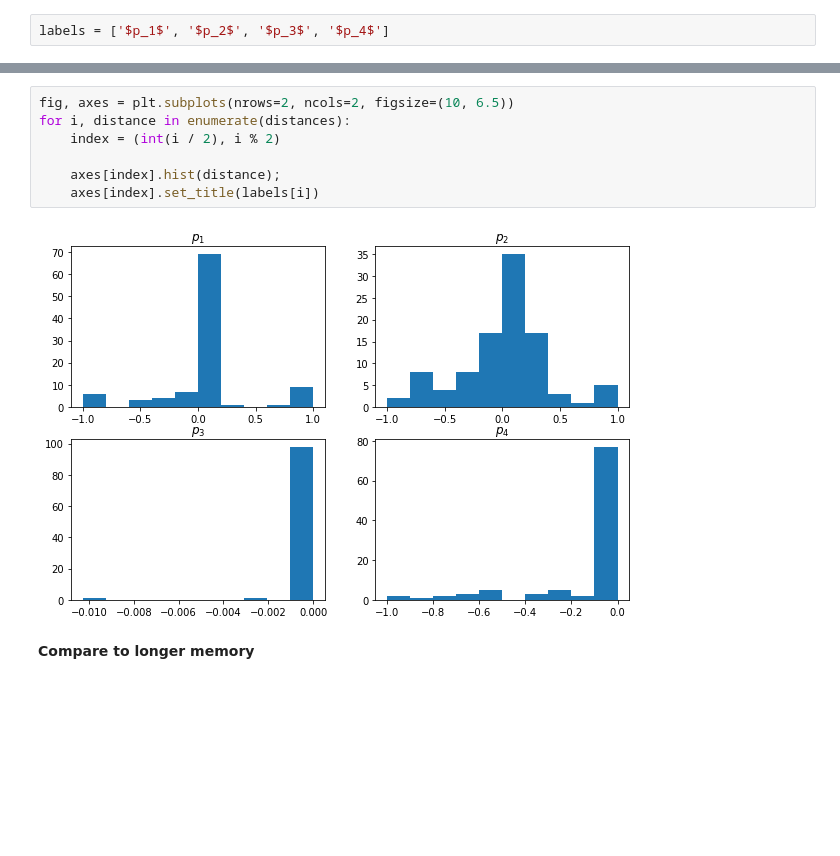
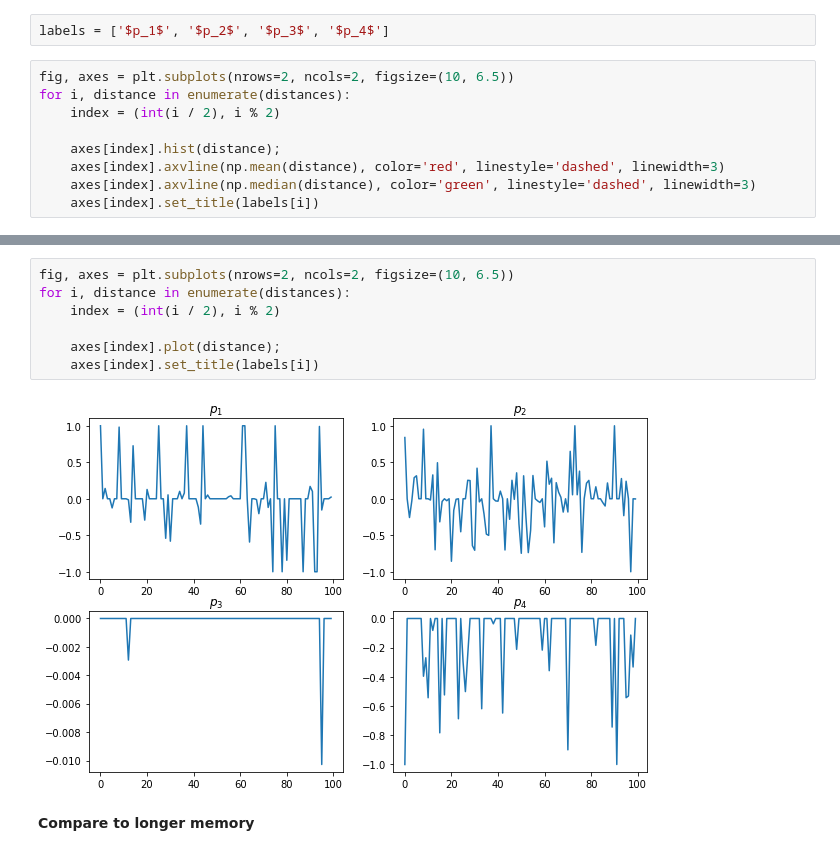
Before and after one commit to Nikoleta-v3/Memory-size-in-the-prisoners-dilemma, a Jupyter notebook: nbs/Analysis data.ipynb, the cells around one changed output, grey strips where cells are left out. Drawn from its saved outputs; the diff is of its cells as text; blank space fills up the shorter version.

```diff
--- a/nbs/Analysis data.ipynb
+++ b/nbs/Analysis data.ipynb
@@ -197,3 +197,12 @@ plt.violinplot([df['mem_one_p_4'], df['evol_mem_one_p_4']]);
 [figure]
 # %%
 labels = ['$p_1$', '$p_2$', '$p_3$', '$p_4$']
+# %%
+fig, axes = plt.subplots(nrows=2, ncols=2, figsize=(10, 6.5))
+for i, distance in enumerate(distances):
+    index = (int(i / 2), i % 2)
+
+    axes[index].hist(distance);
+    axes[index].axvline(np.mean(distance), color='red', linestyle='dashed', linewidth=3)
+    axes[index].axvline(np.median(distance), color='green', linestyle='dashed', linewidth=3)
+    axes[index].set_title(labels[i])
@@ -200,12 +211,12 @@ labels = ['$p_1$', '$p_2$', '$p_3$', '$p_4$']
 # %%
 fig, axes = plt.subplots(nrows=2, ncols=2, figsize=(10, 6.5))
 for i, distance in enumerate(distances):
     index = (int(i / 2), i % 2)
 
-    axes[index].hist(distance);
+    axes[index].plot(distance);
     axes[index].set_title(labels[i])
 # %% [output]
-[figure, old version]
+[figure, new version]
 # %% [markdown]
 **Compare to longer memory**
 # %%
```
Also changed, not shown: parts of 11 cells of this notebook, 1 other file.
